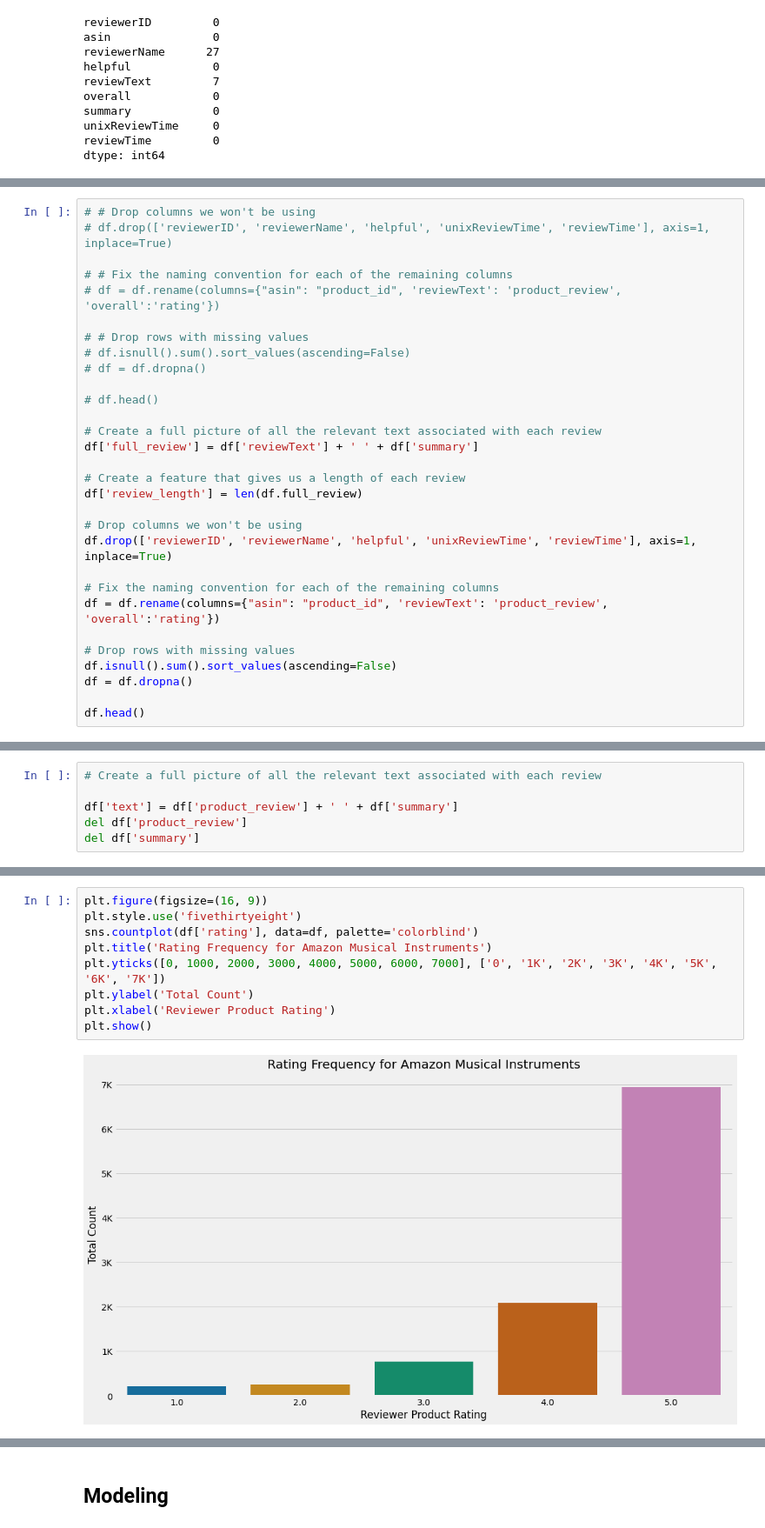
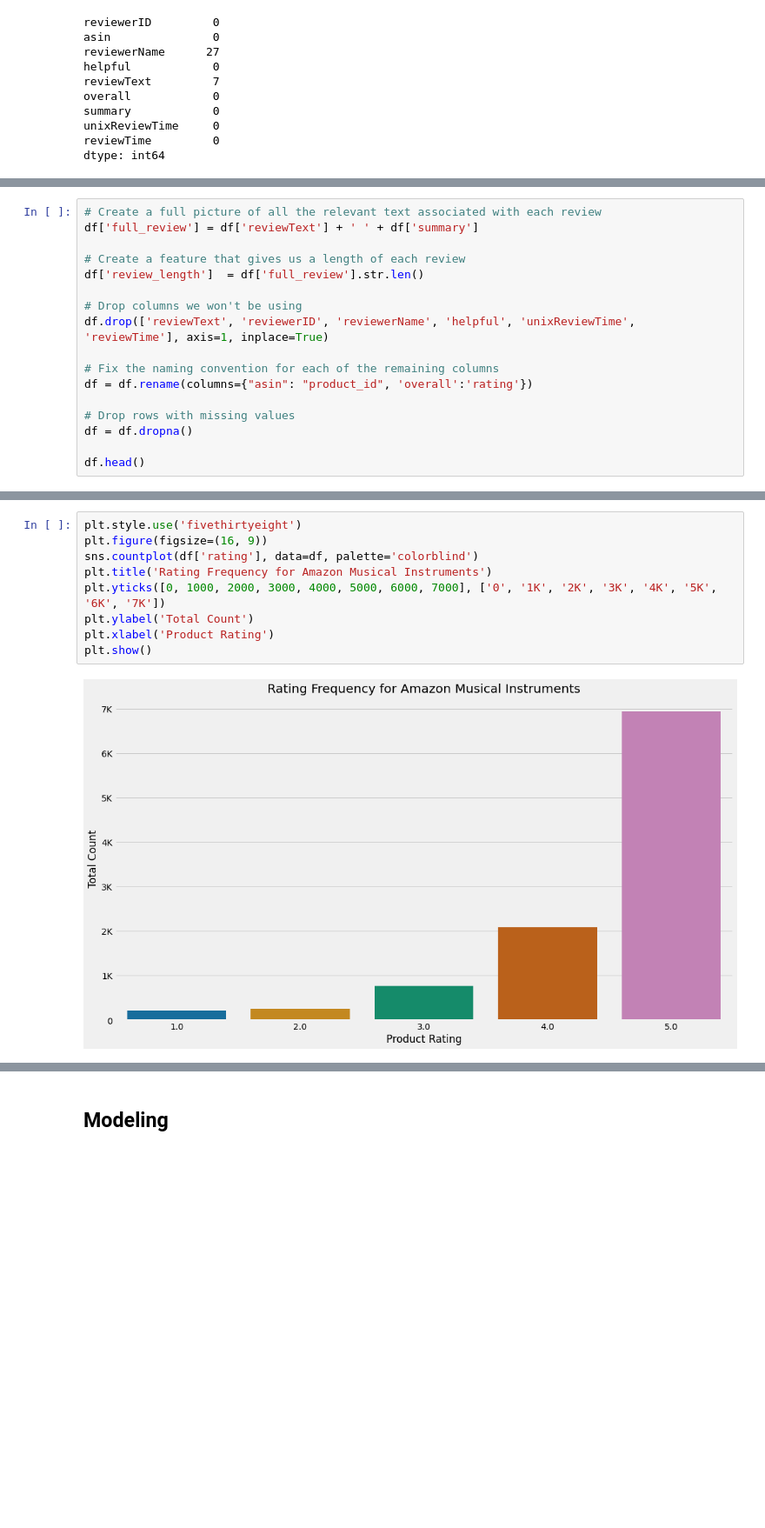
Before and after one commit to chasethompson/amazon-music-nlp, a Jupyter notebook: amazon_music_review_nlp.ipynb, the cells around one changed output, grey strips where cells are left out. Shown at 87% size. Saved outputs shown, nothing was run; the diff lists cells and outputs as text; blank space fills up the shorter version.

```diff
--- a/amazon_music_review_nlp.ipynb
+++ b/amazon_music_review_nlp.ipynb
@@ -98,30 +108,17 @@ df.reviewerName.value_counts().hist()
 # %%
-# # Drop columns we won't be using
-# df.drop(['reviewerID', 'reviewerName', 'helpful', 'unixReviewTime', 'reviewTime'], axis=1, inplace=True)
-
-# # Fix the naming convention for each of the remaining columns
-# df = df.rename(columns={"asin": "product_id", 'reviewText': 'product_review', 'overall':'rating'})
-
-# # Drop rows with missing values
-# df.isnull().sum().sort_values(ascending=False)
-# df = df.dropna()
-
-# df.head()
-
 # Create a full picture of all the relevant text associated with each review
 df['full_review'] = df['reviewText'] + ' ' + df['summary']
 
 # Create a feature that gives us a length of each review
-df['review_length'] = len(df.full_review)
+df['review_length']  = df['full_review'].str.len()
 
 # Drop columns we won't be using
-df.drop(['reviewerID', 'reviewerName', 'helpful', 'unixReviewTime', 'reviewTime'], axis=1, inplace=True)
+df.drop(['reviewText', 'reviewerID', 'reviewerName', 'helpful', 'unixReviewTime', 'reviewTime'], axis=1, inplace=True)
 
 # Fix the naming convention for each of the remaining columns
-df = df.rename(columns={"asin": "product_id", 'reviewText': 'product_review', 'overall':'rating'})
+df = df.rename(columns={"asin": "product_id", 'overall':'rating'})
 
 # Drop rows with missing values
-df.isnull().sum().sort_values(ascending=False)
 df = df.dropna()
 
 df.head()
@@ -135,6 +131,0 @@ df.head()
-# %%
-# Create a full picture of all the relevant text associated with each review
-
-df['text'] = df['product_review'] + ' ' + df['summary']
-del df['product_review']
-del df['summary']
@@ -141,11 +134,11 @@ del df['summary']
 # %%
+plt.style.use('fivethirtyeight')
 plt.figure(figsize=(16, 9))
-plt.style.use('fivethirtyeight')
 sns.countplot(df['rating'], data=df, palette='colorblind')
 plt.title('Rating Frequency for Amazon Musical Instruments')
 plt.yticks([0, 1000, 2000, 3000, 4000, 5000, 6000, 7000], ['0', '1K', '2K', '3K', '4K', '5K', '6K', '7K'])
 plt.ylabel('Total Count')
-plt.xlabel('Reviewer Product Rating')
+plt.xlabel('Product Rating')
 plt.show()
 # %% [output]
-[figure, old version]
+[figure, new version]
```
Also changed, not shown: parts of 37 cells of this notebook.
